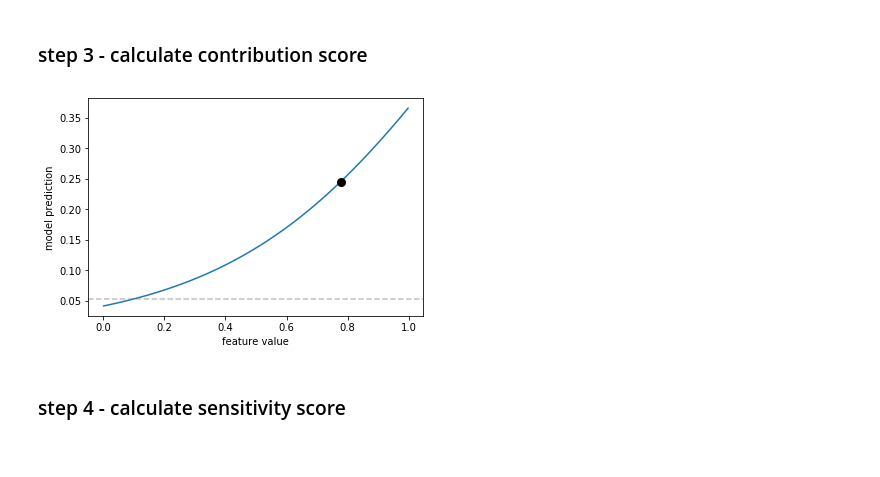
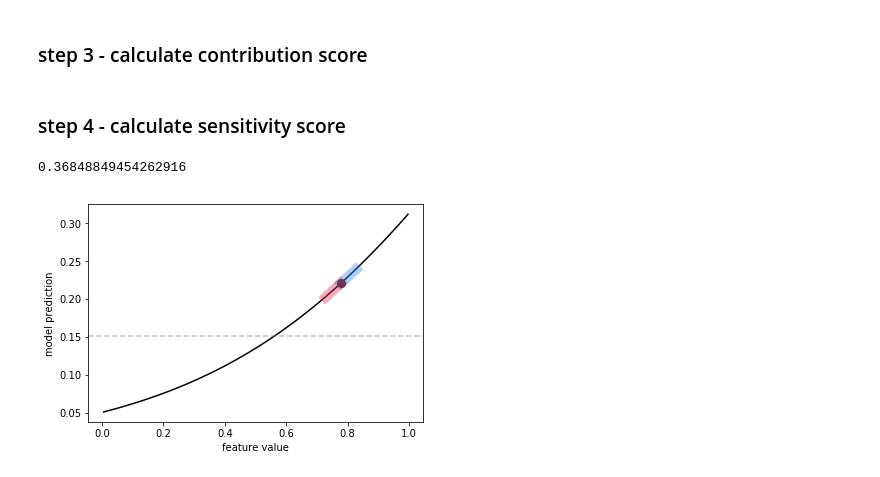
Before and after one commit to Pacmed/sensible-local-interpretations, a Jupyter notebook: sim/eda_sim_classification_flipped_labels.ipynb, the cells around one changed output. Drawn from its saved outputs; the diff is of its cells as text; code cells hidden in the pictures.

Commit message:
add basic model-based nb

```diff
--- a/sim/eda_sim_classification_flipped_labels.ipynb
+++ b/sim/eda_sim_classification_flipped_labels.ipynb
@@ -174,4 +175,5 @@ def get_grid_points(x, X, feature_num=0, strategy='linspace', num_grid_points=10
         X_new[:, feature_num] = np.linspace(X_col.min(), X_col.max(), num_grid_points)
     return X_new
 # %%
-X_new = get_grid_points(x, X, feature_num=0)
+
+X_new = get_grid_points(x, X, feature_num=feature_num)
@@ -180,19 +180,42 @@ X_new = get_grid_points(x, X, feature_num=0)
 # %% [markdown]
 ### step 2 - do conditional sampling
 # %%
-def conditional_distr(x): return 1 / N
+def conditional_distr(x):
+    return 1 / X_new.shape[0]
+vfunc = np.vectorize(conditional_distr)
 # %% [markdown]
 ### step 3 - calculate contribution score
 # %%
-pred_mean = np.sum(f(X_new)[:, 1] * conditonal_distr(X_new[:, 0]))
+pred_mean = f(X_new)[:, 1] @ vfunc(X_new[:, feature_num])
-# %%
-plt.plot(X_new[:, 0], f(X_new)[:, 1])
-plt.plot(x[:, 0], f(x)[:, 1], 'o', color='black', ms=8)
-plt.axhline(pred_mean, color='gray', alpha=0.5, linestyle='--')
-plt.xlabel('feature value')
-plt.ylabel('model prediction')
-plt.show()
-# %% [output]
-[figure, removed]
 # %% [markdown]
 ### step 4 - calculate sensitivity score
+# %%
+delta = 1e-5
+yhat = f(x)[0, 1]
+
+x_plus = deepcopy(x)
+x_plus[0, feature_num] += delta
+yhat_plus = f(x_plus)[0, 1]
+
+x_minus = deepcopy(x)
+x_minus[0, feature_num] -= delta
+yhat_minus = f(x_minus)[0, 1]
+# %%
+d(yhat_plus - yhat) / delta
+# %% [output]
+0.36848849454262916
+# %%
+plt.plot(X_new[:, feature_num], f(X_new)[:, 1], color='black')
+plt.plot(x[:, feature_num], f(x)[:, 1], 'o', color='black', ms=8)
+
+delta_plot = 0.05
+plt.plot([x[:, feature_num], x[:, feature_num] + delta_plot],
+         [yhat, yhat + (yhat_plus - yhat) * (delta_plot / delta)], lw=10, alpha=0.4, color=cblue)
+plt.plot([x[:, feature_num], x[:, feature_num] - delta_plot],
+         [yhat, yhat + (yhat_minus - yhat) * (delta_plot / delta)], lw=10, alpha=0.4, color=cred)
+plt.axhline(pred_mean, color='gray', alpha=0.5, linestyle='--')
+plt.xlabel('feature value')
+plt.ylabel('model prediction')
+plt.show()
+# %% [output]
+[figure, added]
```
Also changed, not shown: parts of 7 cells of this notebook, 2 other files.
